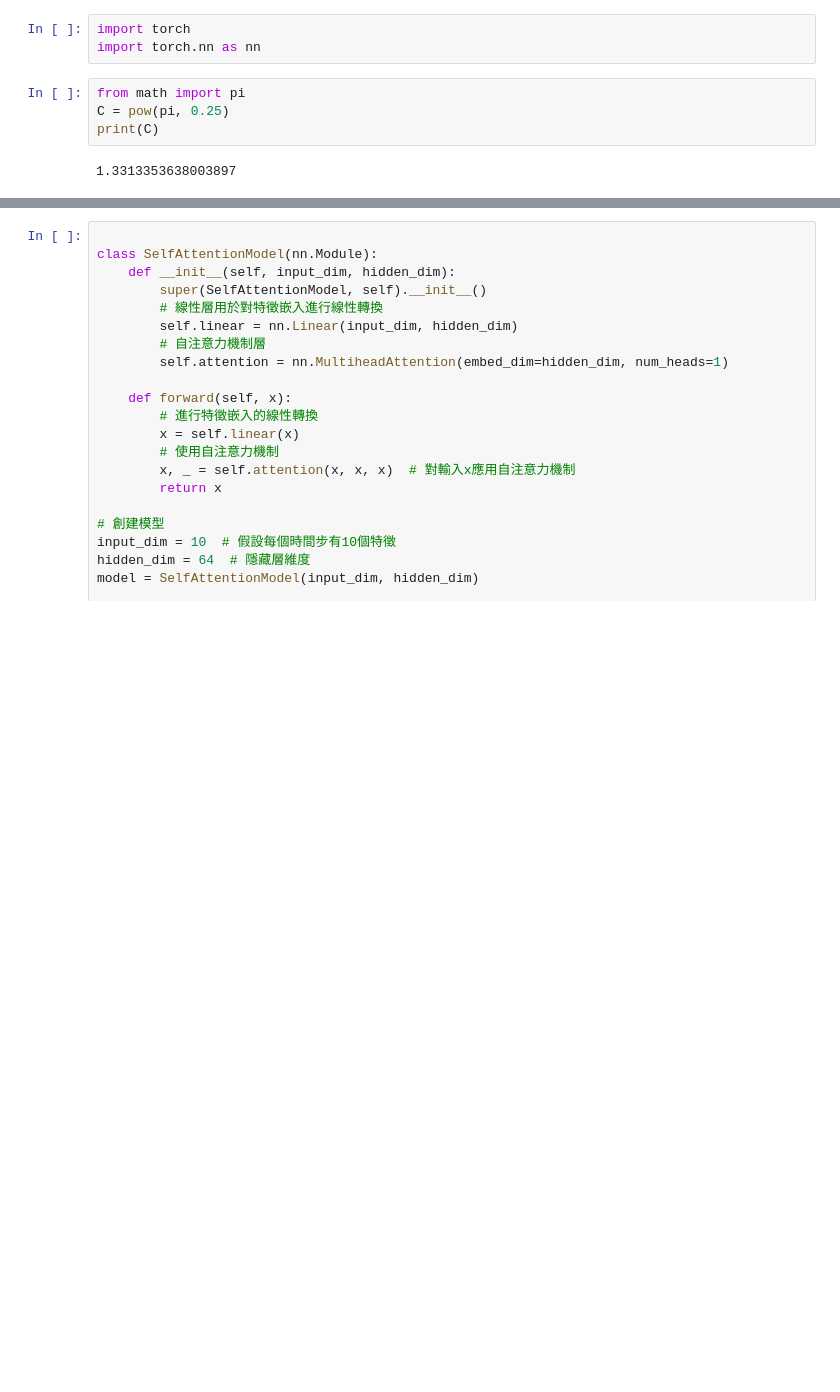
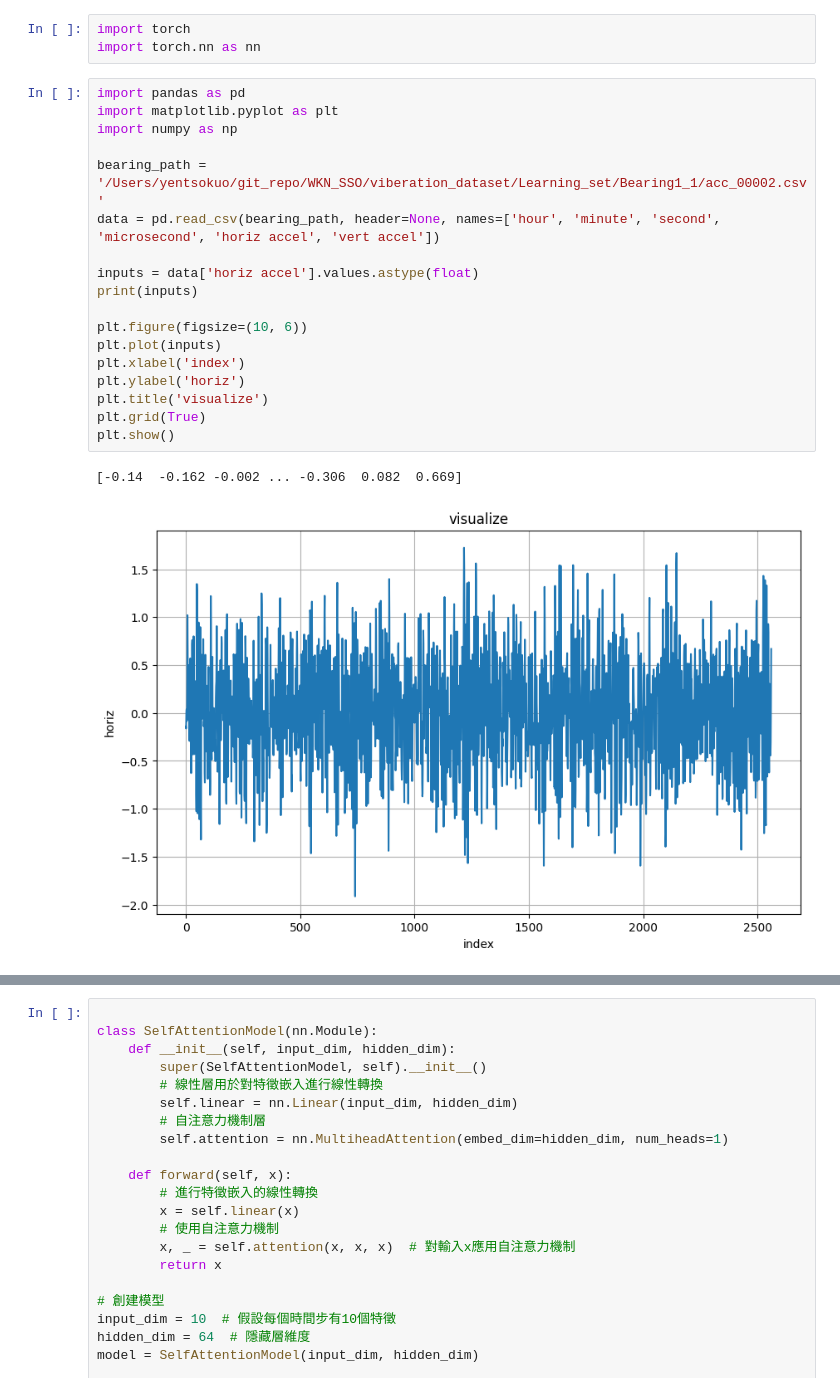
Before and after one commit to leokou42/WKN_SSO, a Jupyter notebook: try/test.ipynb, the cells around one changed output, grey strips where cells are left out. Cells and saved outputs as stored; diff of their text form; blank space fills up the shorter version.

```diff
--- a/try/test.ipynb
+++ b/try/test.ipynb
@@ -1,9 +1,24 @@
 # %%
 import torch
 import torch.nn as nn
-# %%
-from math import pi
-C = pow(pi, 0.25)
-print(C)
-# %% [output]
-1.3313353638003897
+# %%
+import pandas as pd
+import matplotlib.pyplot as plt
+import numpy as np
+
+bearing_path = '/Users/yentsokuo/git_repo/WKN_SSO/viberation_dataset/Learning_set/Bearing1_1/acc_00002.csv'
+data = pd.read_csv(bearing_path, header=None, names=['hour', 'minute', 'second', 'microsecond', 'horiz accel', 'vert accel'])
+
+inputs = data['horiz accel'].values.astype(float)
+print(inputs)
+
+plt.figure(figsize=(10, 6))
+plt.plot(inputs)
+plt.xlabel('index')
+plt.ylabel('horiz')
+plt.title('visualize')
+plt.grid(True)
+plt.show()
+# %% [output]
+[-0.14  -0.162 -0.002 ... -0.306  0.082  0.669]
+[figure, added]
```
Also changed, not shown: parts of 18 cells of this notebook, 3 other files.
